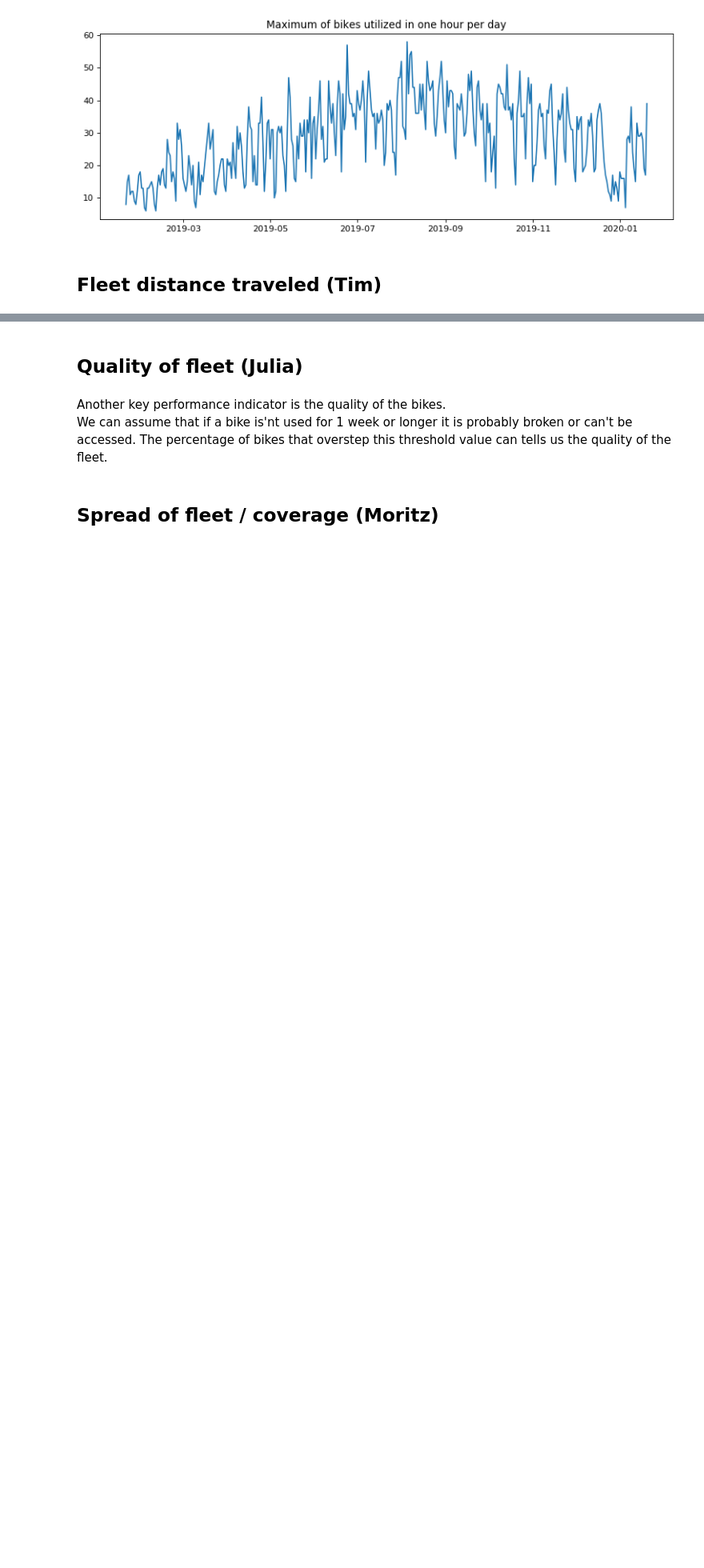
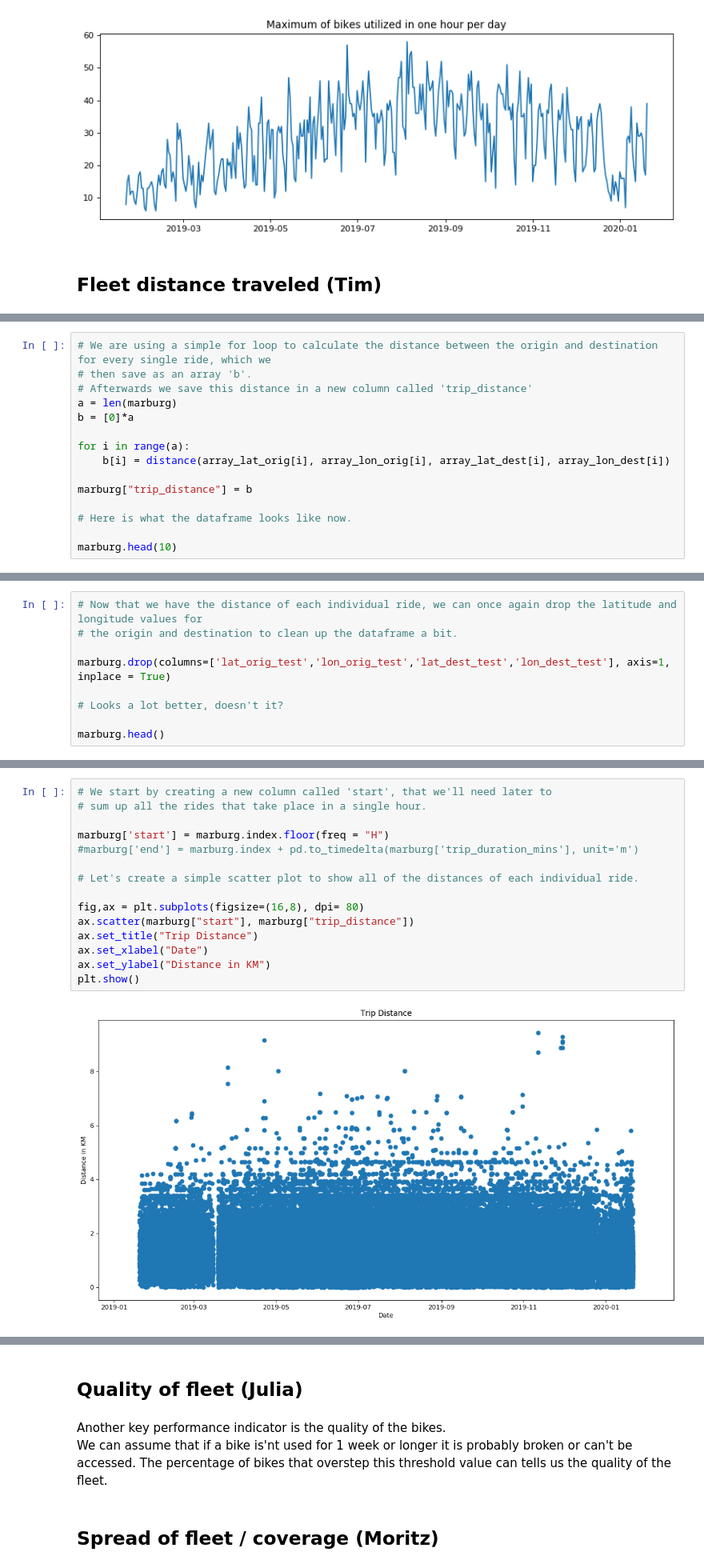
Before and after one commit to mogottsch/dsml_2020_magma, a Jupyter notebook: 2_kpi_calculation/KPI_Calculation.ipynb, the cells around one changed output, grey strips where cells are left out. Shown at 80% size. Saved outputs shown, nothing was run; the diff lists cells and outputs as text; blank space fills up the shorter version.

Commit message:
Distance traveled per hour KPI added

```diff
--- a/2_kpi_calculation/KPI_Calculation.ipynb
+++ b/2_kpi_calculation/KPI_Calculation.ipynb
@@ -199,0 +274,15 @@ Wer das hier liest ist cool :)
+# %%
+# We are using a simple for loop to calculate the distance between the origin and destination for every single ride, which we
+# then save as an array 'b'.
+# Afterwards we save this distance in a new column called 'trip_distance'
+a = len(marburg)
+b = [0]*a
+
+for i in range(a):
+    b[i] = distance(array_lat_orig[i], array_lon_orig[i], array_lat_dest[i], array_lon_dest[i])
+
+marburg["trip_distance"] = b
+
+# Here is what the dataframe looks like now.
+
+marburg.head(10)
@@ -199,0 +302,9 @@ Wer das hier liest ist cool :)
+# %%
+# Now that we have the distance of each individual ride, we can once again drop the latitude and longitude values for
+# the origin and destination to clean up the dataframe a bit.
+
+marburg.drop(columns=['lat_orig_test','lon_orig_test','lat_dest_test','lon_dest_test'], axis=1, inplace = True)
+
+# Looks a lot better, doesn't it?
+
+marburg.head()
@@ -199,0 +357,17 @@ Wer das hier liest ist cool :)
+# %%
+# We start by creating a new column called 'start', that we'll need later to
+# sum up all the rides that take place in a single hour.
+
+marburg['start'] = marburg.index.floor(freq = "H")
+#marburg['end'] = marburg.index + pd.to_timedelta(marburg['trip_duration_mins'], unit='m')
+
+# Let's create a simple scatter plot to show all of the distances of each individual ride.
+
+fig,ax = plt.subplots(figsize=(16,8), dpi= 80)
+ax.scatter(marburg["start"], marburg["trip_distance"])
+ax.set_title("Trip Distance")
+ax.set_xlabel("Date")
+ax.set_ylabel("Distance in KM")
+plt.show()
+# %% [output]
+[figure, added]
```
Also changed, not shown: parts of 14 cells of this notebook.
